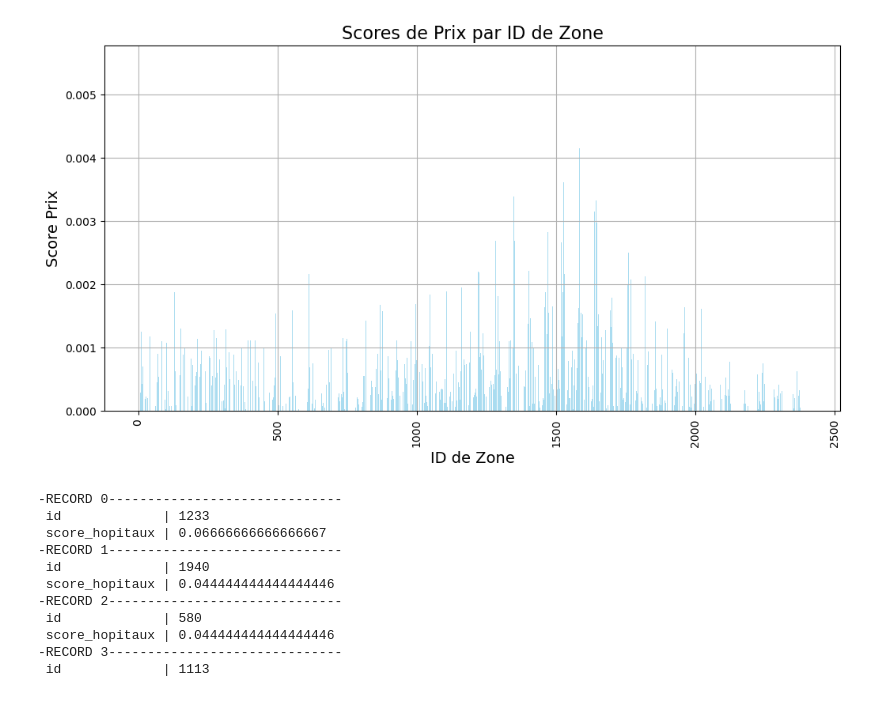
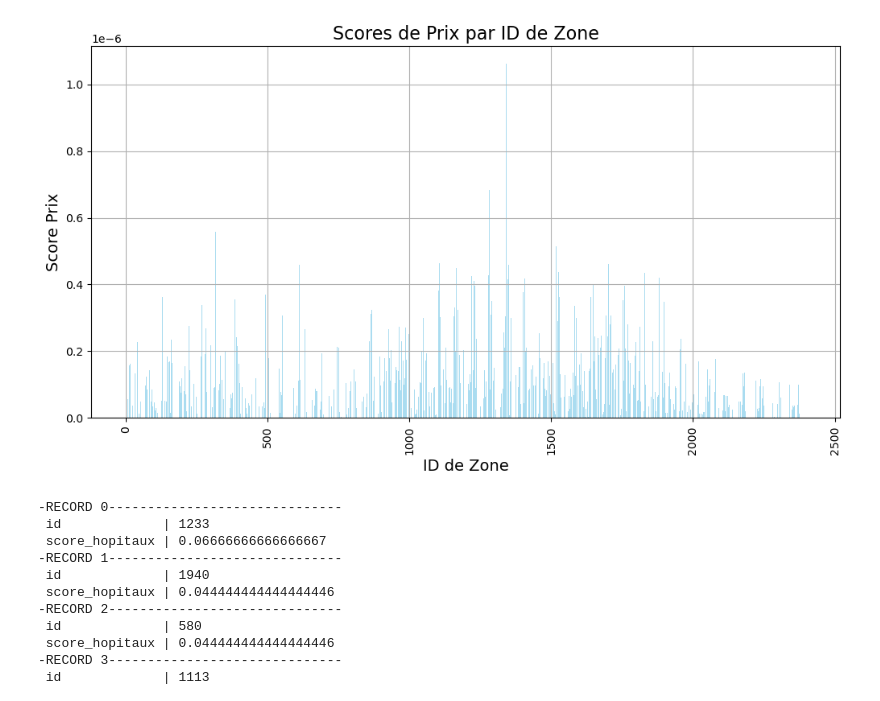
Before and after one commit to crab-chilling/immo-bilite, a Jupyter notebook: datathon.ipynb, the cells around one changed output. Cells and saved outputs as stored; diff of their text form; code cells hidden in the pictures.

```diff
--- a/datathon.ipynb
+++ b/datathon.ipynb
@@ -172,37 +172,39 @@ fonciere_joined_df = joined_df.groupBy("id").agg(
     0, subset=["mean_prix_du_m_carre", "count_nb_ventes"]
 ).withColumn(
     "score_prix",
     F.when((F.col("mean_prix_du_m_carre") == 0) & (F.col("count_nb_ventes") == 0), 0)
     .otherwise((1 / F.col("mean_prix_du_m_carre")) * (F.col("count_nb_ventes") / nb_total_ventes_global))
 )
 
 fonciere_joined_df = grid_cells_df.join(fonciere_joined_df, on="id", how="left").orderBy("score_prix")
 fonciere_joined_df = fonciere_joined_df.fillna(0)
 fonciere_joined_df = fonciere_joined_df.select("id", "score_prix").orderBy(F.col("score_prix").asc())
 
 sum_scores = fonciere_joined_df.select(F.sum("score_prix")).collect()[0][0]
-fonciere_joined_df = fonciere_joined_df.withColumn("score_prix_normalized", F.col("score_prix") / F.lit(sum_scores))
+#fonciere_joined_df = fonciere_joined_df.withColumn("score_prix_normalized", F.col("score_prix") / F.lit(sum_scores))
 
 # Histogramme
 
 import matplotlib.pyplot as plt
 
-sorted_df = fonciere_joined_df.orderBy("score_prix_normalized")
-score_prix_values = sorted_df.select("score_prix_normalized").rdd.flatMap(lambda x: x).collect()
+#sorted_df = fonciere_joined_df.orderBy("score_prix_normalized")
+sorted_df = fonciere_joined_df.orderBy("score_prix")
+#score_prix_values = sorted_df.select("score_prix_normalized").rdd.flatMap(lambda x: x).collect()
+score_prix_values = sorted_df.select("score_prix").rdd.flatMap(lambda x: x).collect()
 id_values = sorted_df.select("id").rdd.flatMap(lambda x: x).collect()
 
 plt.figure(figsize=(12, 6))
 plt.bar(id_values, score_prix_values, color='skyblue', alpha=0.7)
 
 plt.title("Scores de Prix par ID de Zone", fontsize=16)
 plt.xlabel("ID de Zone", fontsize=14)
 plt.ylabel("Score Prix", fontsize=14)
 
 plt.grid(True)
 plt.xticks(rotation=90)
 plt.show()
 # %% [output]
-[figure, old version]
+[figure, new version]
 # %%
 ######################################
 # Hopitaux data
```
Also changed, not shown: parts of 2 cells of this notebook, 1 other file.
